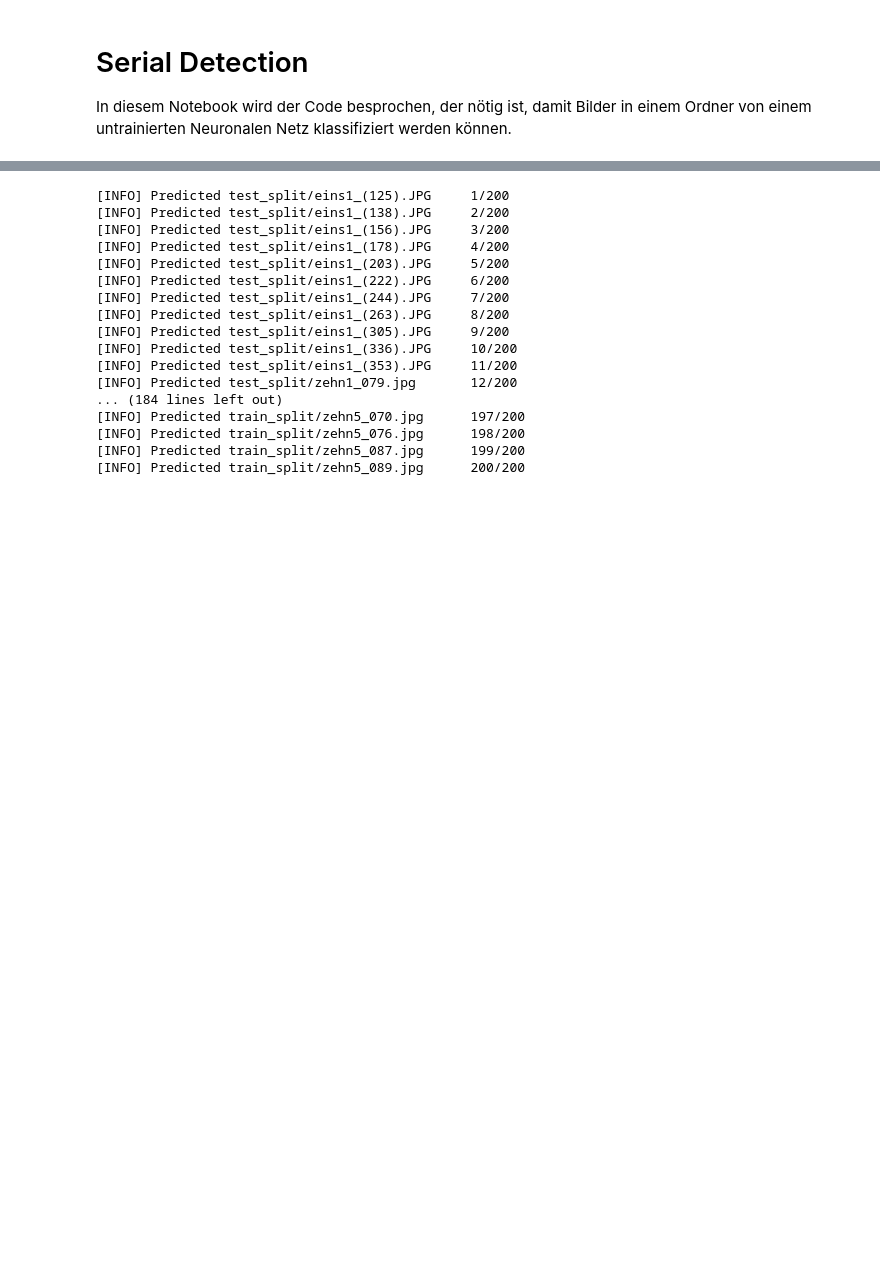
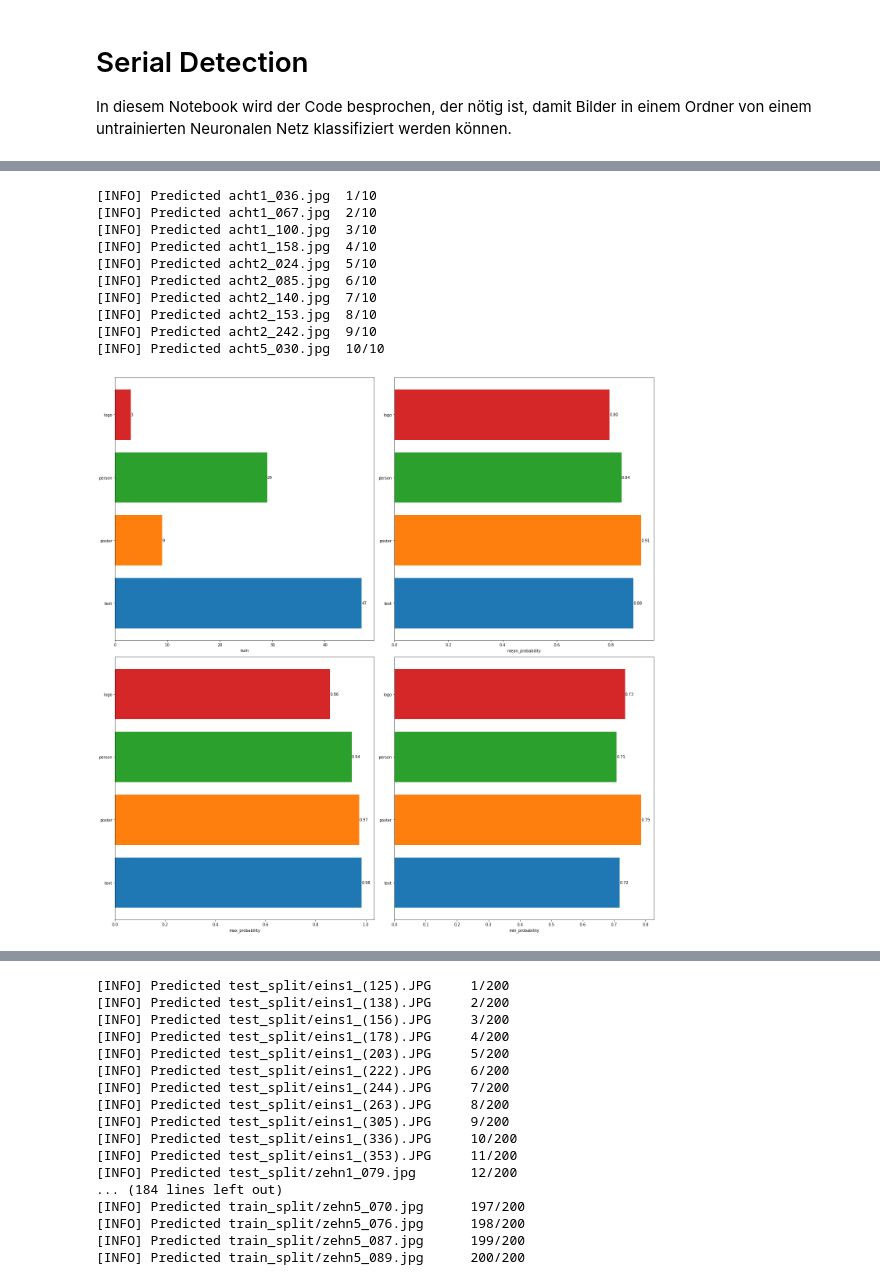
Before and after one commit to JVCEmmel/Masterarbeit, a Jupyter notebook: Code/detectron2/Serial_Detection.ipynb, the cells around one changed output, grey strips where cells are left out. Drawn from its saved outputs; the diff is of its cells as text; code cells hidden in the pictures; blank space fills up the shorter version.

Commit message:
Modifications for better Bounding Boxes

```diff
--- a/Code/detectron2/Serial_Detection.ipynb
+++ b/Code/detectron2/Serial_Detection.ipynb
@@ -17,5 +18,5 @@ import os, json, cv2, time
 work_dir = "/home/julius/PowerFolders/Masterarbeit/"
 os.chdir(work_dir)
 # %%
-path = "./1_Datensaetze/data100/"
+path = "./1_Datensaetze/first_annotation_dataset/"
 # %%
@@ -25,0 +27,14 @@ cfg.MODEL.WEIGHTS = model_zoo.get_checkpoint_url("COCO-InstanceSegmentation/mask
+# %%
+dataset_path = "./1_Datensaetze/personData200/"
+train_set_path = dataset_path + "train_split/"
+model_path = "./trained_models/detectron2/personData200/06,04,2021-21,27/"
+
+config = get_cfg()
+config.merge_from_file(model_path + "config.yaml")
+config.MODEL.WEIGHTS = model_path + "model_final.pth"
+
+config.MODEL.ROI_HEADS.SCORE_THRESH_TEST = 0.7
+
+load_coco_json(train_set_path + "COCO_json/output.json", train_set_path, "train_set")
+register_coco_instances("train_set", {}, train_set_path + "COCO_json/output.json", train_set_path)
+train_set_metadata = MetadataCatalog.get("train_set")
@@ -52 +79,47 @@ print(prediction_boxes)
+# %%
+output_dict = {}
+output_path = "/".join(path.split("/")[:-3]) + "/detections/{}/{}/".format(path.split("/")[-2], time.strftime("%d,%m,%Y-%H,%M"))
+if not isdir(output_path):
+    os.makedirs(output_path)
+
+for count, element in enumerate(image_list):
+    picture = cv2.imread(path + element)
+    predictor = DefaultPredictor(config)
+    outputs = predictor(picture)
+
+    predicted_classes = list(np.asarray(outputs["instances"].pred_classes.to("cpu")))
+    prediction_scores = list(np.asarray(outputs["instances"].scores.to("cpu")))
+    prediction_scores = [float(element) for element in prediction_scores]
+    prediction_boxes = outputs["instances"].pred_boxes.to("cpu")
+    prediction_boxes = [[int(value) for value in list(np.asarray(element))] for element in prediction_boxes]
+
+    thing_classes = MetadataCatalog.get(config.DATASETS.TRAIN[0]).thing_classes
+    predicted_classes_names = [thing_classes[element] for element in predicted_classes]
+
+    output_dict[element] = {"category_names": predicted_classes_names, "prediction_scores": prediction_scores}
+
+    print("[INFO] Predicted {}\t{}/{}".format(element, count+1, len(image_list)))
+
+    v = Visualizer(picture[:,:, ::-1], MetadataCatalog.get(config.DATASETS.TRAIN[0]), scale=1)
+    out = v.draw_instance_predictions(outputs["instances"].to("cpu"))
+
+    cv2.imwrite(output_path + element[:-4] + "_with_detections.jpg", out.get_image()[:, :, ::-1])
+
+with open(output_path + "detections.json", "w+") as output_file:
+    json.dump(output_dict, output_file)
+
+
+prediction_analysis(output_path)
+# %% [output]
+[INFO] Predicted acht1_036.jpg  1/10
+[INFO] Predicted acht1_067.jpg  2/10
+[INFO] Predicted acht1_100.jpg  3/10
+[INFO] Predicted acht1_158.jpg  4/10
+[INFO] Predicted acht2_024.jpg  5/10
+[INFO] Predicted acht2_085.jpg  6/10
+[INFO] Predicted acht2_140.jpg  7/10
+[INFO] Predicted acht2_153.jpg  8/10
+[INFO] Predicted acht2_242.jpg  9/10
+[INFO] Predicted acht5_030.jpg  10/10
+[figure, added]
 # %%
```
Also changed, not shown: parts of 9 cells of this notebook, 1 other file.
